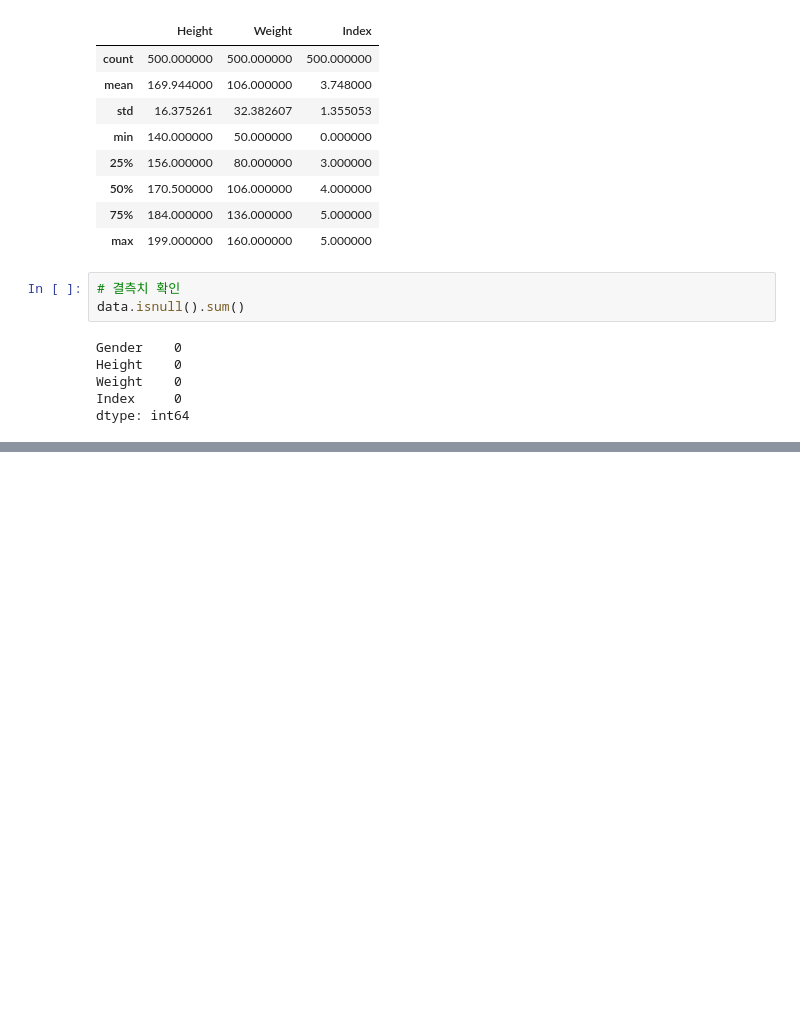
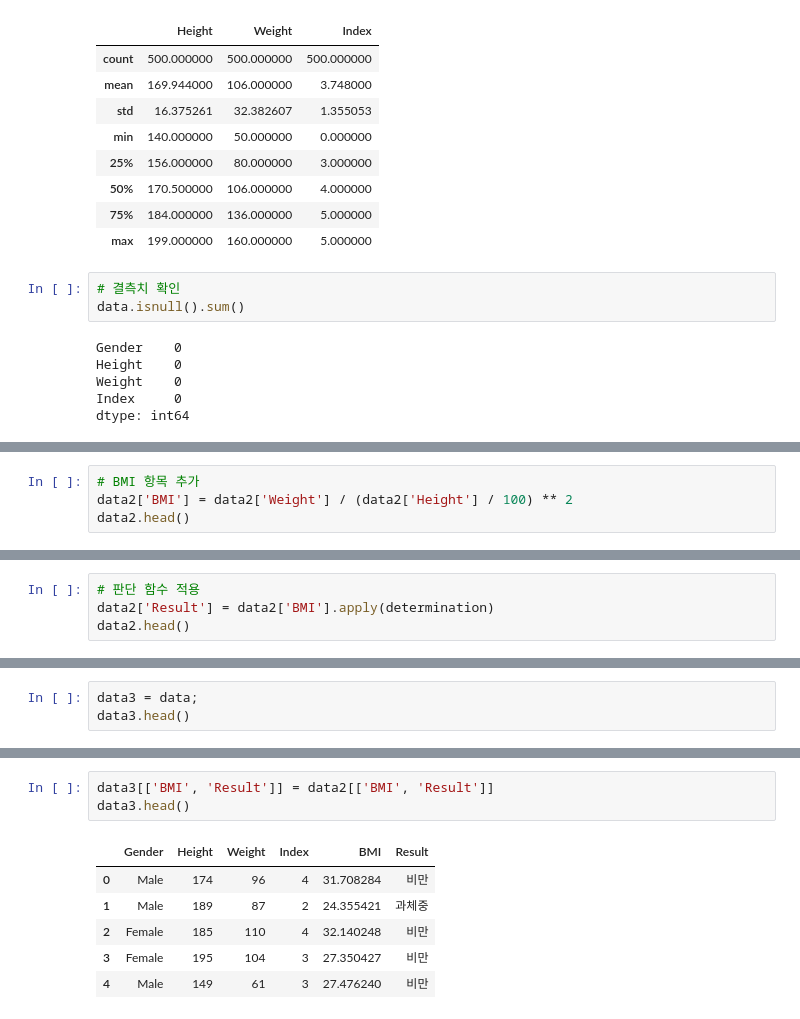
Before and after one commit to kitae104/Pandas_Data_Analytics, a Jupyter notebook: 07_데이터분석/01_BMI_데이터_분석/01_BMI_분석_예측.ipynb, the cells around one changed output, grey strips where cells are left out. Cells and saved outputs as stored; diff of their text form; blank space fills up the shorter version.

```diff
--- a/07_데이터분석/01_BMI_데이터_분석/01_BMI_분석_예측.ipynb
+++ b/07_데이터분석/01_BMI_데이터_분석/01_BMI_분석_예측.ipynb
@@ -44,0 +53,4 @@ corr = data.corr()
+# %%
+# BMI 항목 추가
+data2['BMI'] = data2['Weight'] / (data2['Height'] / 100) ** 2
+data2.head()
@@ -44,0 +116,4 @@ corr = data.corr()
+# %%
+# 판단 함수 적용
+data2['Result'] = data2['BMI'].apply(determination)
+data2.head()
@@ -44,0 +206,3 @@ corr = data.corr()
+# %%
+data3 = data;
+data3.head()
@@ -44,0 +216,10 @@ corr = data.corr()
+# %%
+data3[['BMI', 'Result']] = data2[['BMI', 'Result']]
+data3.head()
+# %% [output]
+|  | Gender | Height | Weight | Index | BMI | Result |
+| 0 | Male | 174 | 96 | 4 | 31.708284 | 비만 |
+| 1 | Male | 189 | 87 | 2 | 24.355421 | 과체중 |
+| 2 | Female | 185 | 110 | 4 | 32.140248 | 비만 |
+| 3 | Female | 195 | 104 | 3 | 27.350427 | 비만 |
+| 4 | Male | 149 | 61 | 3 | 27.476240 | 비만 |
```
Also changed, not shown: parts of 18 cells of this notebook.
